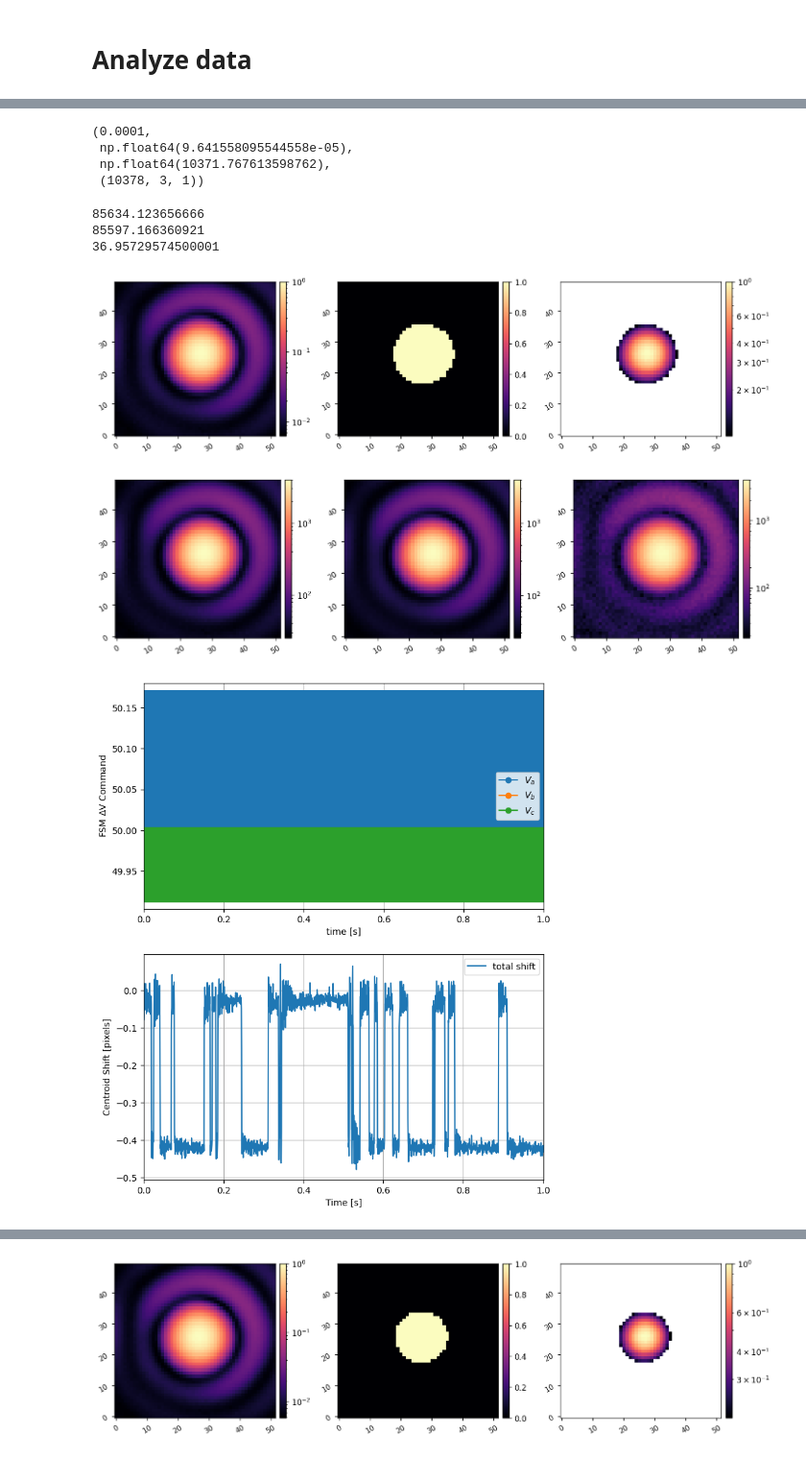
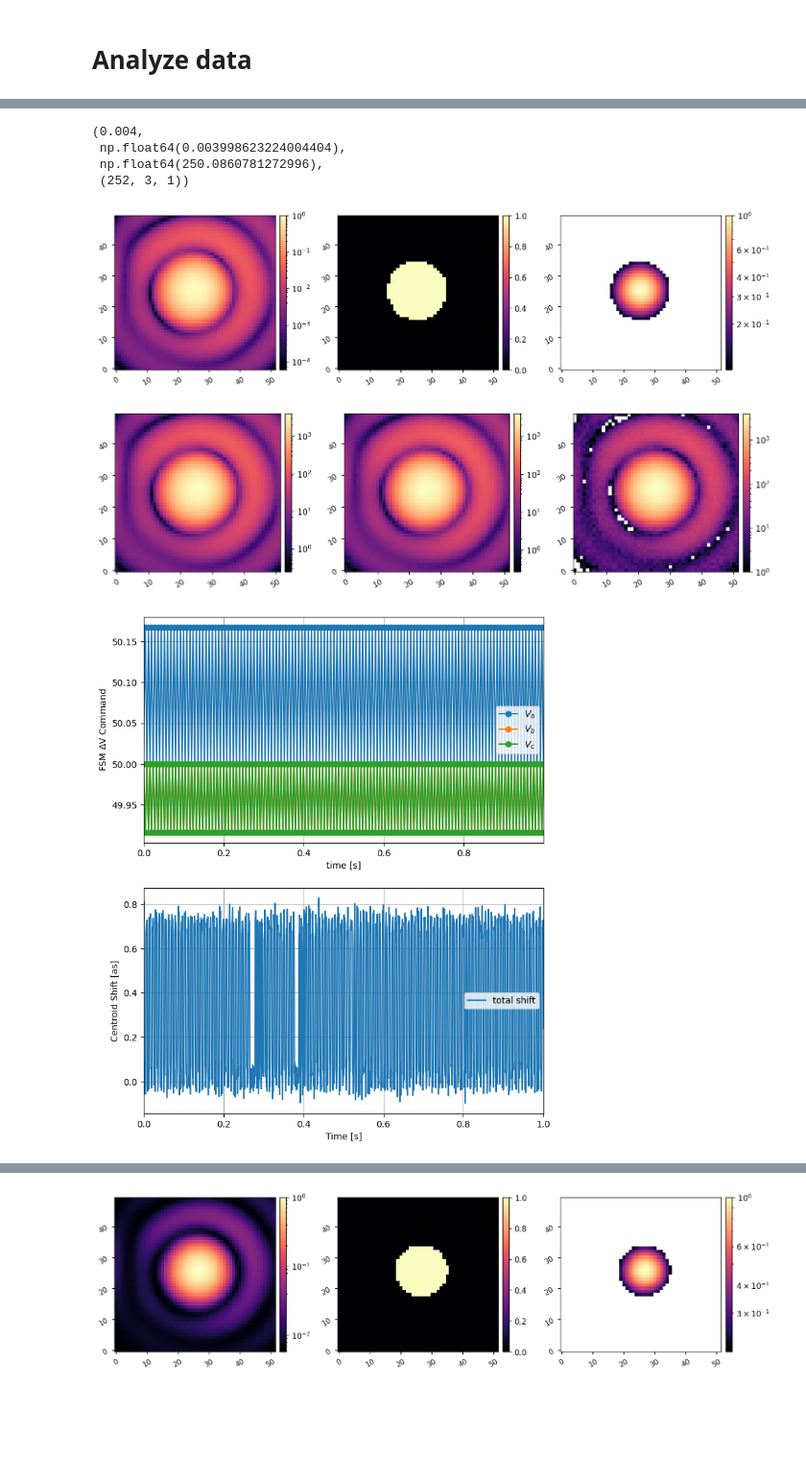
Before and after one commit to nick-lambert/fsm-exps, a Jupyter notebook: test_square_wave.ipynb, the cells around one changed output, grey strips where cells are left out. Shown at 96% size. Drawn from its saved outputs; the diff is of its cells as text; code cells hidden in the pictures; blank space fills up the shorter version.

```diff
--- a/test_square_wave.ipynb
+++ b/test_square_wave.ipynb
@@ -188,10 +167,8 @@ exp_dir = f'square-mod-{freq:.2f}'
 exp_path = Path(f'{cwd}/data/{exp_dir}')
 # %%
 
-# cam_data_fnames = sorted(glob.glob(str(exp_path/'campupil*20250131*.fits')))
-# fsm_data_fnames = sorted(glob.glob(str(exp_path/'dm00disp*20250131*.fits')))
-cam_data_fnames = sorted(glob.glob(str(exp_path/'campupil*20250203*.fits')))
-fsm_data_fnames = sorted(glob.glob(str(exp_path/'dm00disp*20250203*.fits')))
+cam_data_fnames = sorted(glob.glob(str(exp_path/'campupil*20250205*.fits')))
+fsm_data_fnames = sorted(glob.glob(str(exp_path/'dm00disp*20250205*.fits')))
 
 fsm_data_fnames[0], cam_data_fnames[0]
 # fsm_data_fnames
@@ -225,11 +202,12 @@ for fname in cam_data_fnames:
 frames = np.array(frames)
 cam_times = np.array(cam_times)
 cam_start = cam_times[0]
-print(cam_start)
 rel_cam_times = cam_times - fsm_start
-rel_cam_times -= rel_cam_times.min()
+# rel_cam_times -= rel_cam_times.min()
 
 print(fsm_start)
+print(cam_start)
+print(fsm_start - cam_start)
 
 plt.figure(figsize=(12,5))
 plt.subplot(121)
@@ -255,18 +234,10 @@ plt.plot(fsm_time_steps)
 # %%
 1/freq, np.mean(fsm_time_steps), 1/np.mean(fsm_time_steps), fsm_commands.shape
 # %% [output]
-(0.0001,
- np.float64(9.641558095544558e-05),
- np.float64(10371.767613598762),
- (10378, 3, 1))
+(0.004,
+ np.float64(0.003998623224004404),
+ np.float64(250.0860781272996),
+ (252, 3, 1))
-# %%
-print(fsm_start)
-print(cam_start)
-print(fsm_start - cam_start)
-# %% [output]
-85634.123656666
-85597.166360921
-36.95729574500001
 # %%
 cthresh = 0.1
 
@@ -292,46 +263,42 @@ for i in range(N):
         total_shift_pix.append(-np.sqrt(shift[0]**2 + shift[1]**2))
 shift_pix = np.array(shift_pix)
 total_shift_pix = np.array(total_shift_pix)
 
-shift_as = shift_pix * pxscl_lamD * as_per_lamD # pixels * (lamD/pixel) * (as/lamD)
-total_shift_as = total_shift_pix * pxscl_lamD * as_per_lamD
-
-total_shift = np.sqrt( np.sum( np.square(shift_pix), axis=1) )
-
-shift_as = shift_pix * pxscl_lamD * as_per_lamD # pixels * (lamD/pixel) * (as/lamD)
-shift_as = np.sqrt( np.sum( np.square(shift_as), axis=1) )
+shift_as = shift_pix * lamD_per_pix * as_per_lamD # pixels * (lamD/pixel) * (as/lamD)
+total_shift_as = total_shift_pix * lamD_per_pix * as_per_lamD
 
 fig = plt.figure(figsize=(8,10))
 plt.subplot(211)
 plt.plot(rel_fsm_times, fsm_commands[:,0], '-o', label='$V_a$')
 plt.plot(rel_fsm_times, fsm_commands[:,1], '-o', label='$V_b$')
 plt.plot(rel_fsm_times, fsm_commands[:,2], '-o', label='$V_c$')
 plt.ylabel('FSM $\Delta$V Command')
 plt.xlabel('time [s]')
 plt.xlim([0,rel_fsm_times.max()])
 # plt.xlim([0, 1])
 plt.grid()
 plt.legend()
 
 plt.subplot(212)
 # plt.plot(rel_cam_times, shift_pix[:,0], label='x-coordinate')
 # plt.plot(rel_cam_times, shift_pix[:,1], label='y-coordinate')
-plt.plot(rel_cam_times, total_shift_pix, label='total shift')
+# plt.plot(rel_cam_times, total_shift_pix, label='total shift')
+# plt.ylabel('Centroid Shift [pixels]')
 # plt.plot(rel_cam_times, shift_as[:,0], label='x-coordinate')
 # plt.plot(rel_cam_times, shift_as[:,1], label='y-coordinate')
-# plt.plot(rel_cam_times, total_shift_as, label='total shift')
-plt.ylabel('Centroid Shift [pixels]')
+plt.plot(rel_cam_times, total_shift_as, label='total shift')
+plt.ylabel('Centroid Shift [as]')
 plt.xlabel('Time [s]')
 plt.xlim([0, rel_cam_times.max()])
 # plt.xlim([0, 1])
 plt.grid()
 plt.legend()
 
 plt.show()
 # %% [output]
-[figure, old version]
+[figure, new version]
-[figure, old version]
+[figure, new version]
-[figure, old version]
+[figure, new version]
 # %%
 fsm_commands.shape
 # %% [output]
```
Also changed, not shown: parts of 12 cells of this notebook, 3 other files.
